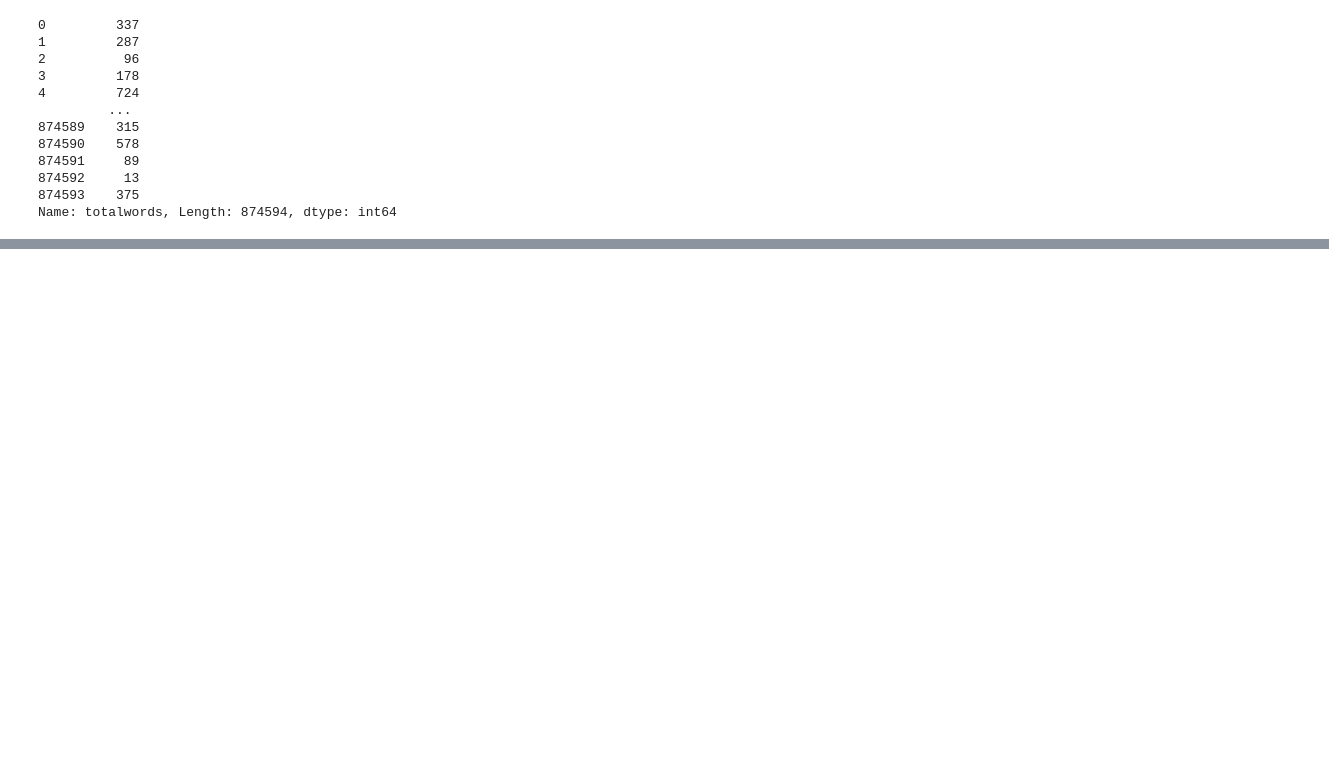
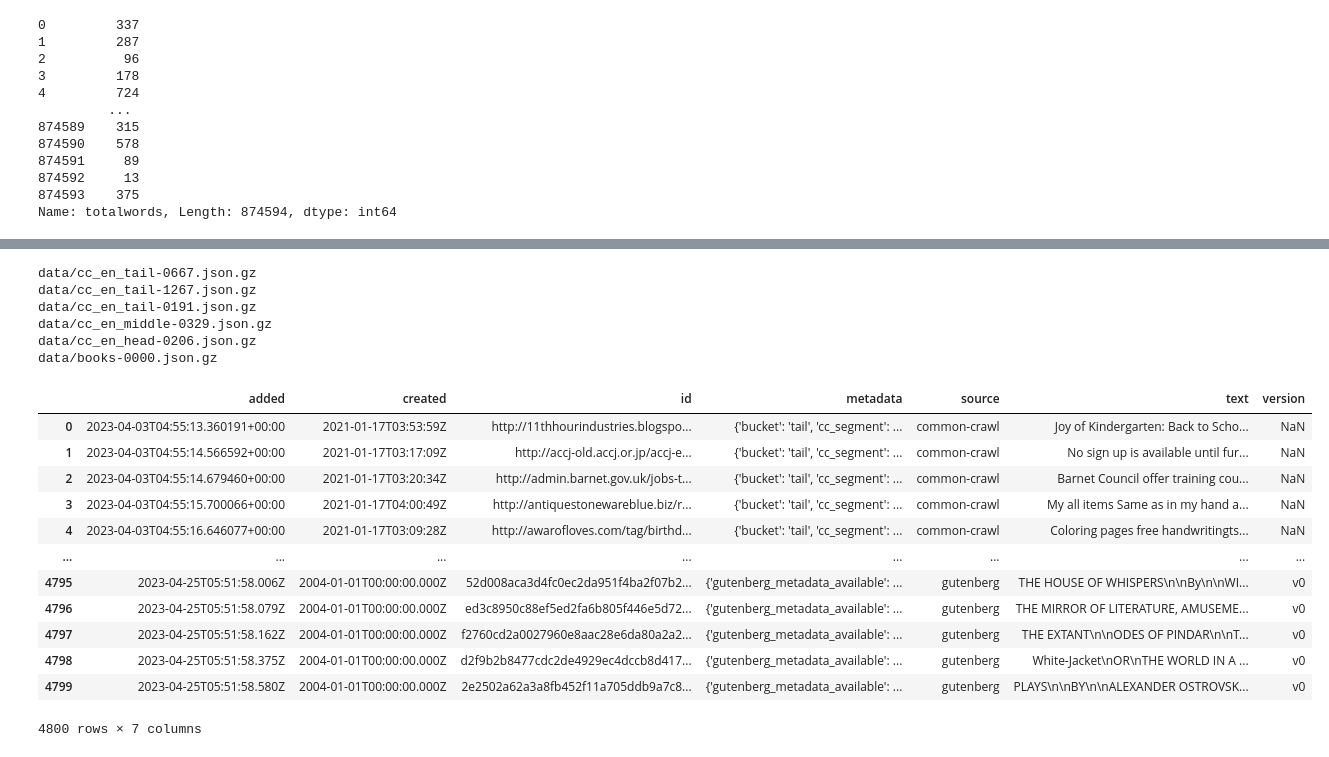
Before and after one commit to KaurInTech/CMPT-419_Assignment_3, a Jupyter notebook: Assignment3.ipynb, the cells around one changed output, grey strips where cells are left out. Cells and saved outputs as stored; diff of their text form; code cells hidden in the pictures; blank space fills up the shorter version.

```diff
--- a/Assignment3.ipynb
+++ b/Assignment3.ipynb
@@ -166,0 +150,25 @@ dataset = load_dataset("allenai/dolma", split="train")
+# %%
+import os
+
+# Directory containing the JSON files
+directory = "data"
+
+# List to store file names
+file_names = []
+
+# Iterate over files in the directory
+for file_name in os.listdir(directory):
+    # Check if the file is a JSON file
+    if file_name.endswith(".json.gz"):
+        # Add the file name to the list
+        file_names.append(os.path.join(directory, file_name))
+
+for file_name in file_names:
+    print(file_name)
+# %% [output]
+data/cc_en_tail-0667.json.gz
+data/cc_en_tail-1267.json.gz
+data/cc_en_tail-0191.json.gz
+data/cc_en_middle-0329.json.gz
+data/cc_en_head-0206.json.gz
+data/books-0000.json.gz
@@ -166,0 +196,16 @@ dataset = load_dataset("allenai/dolma", split="train")
+# %%
+combined_df
+# %% [output]
+|  | added | created | id | metadata | source | text | version |
+| 0 | 2023-04-03T04:55:13.360191+00:00 | 2021-01-17T03:53:59Z | http://11thhourindustries.blogspo... | {'bucket': 'tail', 'cc_segment': ... | common-crawl | Joy of Kindergarten: Back to Scho... | NaN |
+| 1 | 2023-04-03T04:55:14.566592+00:00 | 2021-01-17T03:17:09Z | http://accj-old.accj.or.jp/accj-e... | {'bucket': 'tail', 'cc_segment': ... | common-crawl | No sign up is available until fur... | NaN |
+| 2 | 2023-04-03T04:55:14.679460+00:00 | 2021-01-17T03:20:34Z | http://admin.barnet.gov.uk/jobs-t... | {'bucket': 'tail', 'cc_segment': ... | common-crawl | Barnet Council offer training cou... | NaN |
+| 3 | 2023-04-03T04:55:15.700066+00:00 | 2021-01-17T04:00:49Z | http://antiquestonewareblue.biz/r... | {'bucket': 'tail', 'cc_segment': ... | common-crawl | My all items Same as in my hand a... | NaN |
+| 4 | 2023-04-03T04:55:16.646077+00:00 | 2021-01-17T03:09:28Z | http://awarofloves.com/tag/birthd... | {'bucket': 'tail', 'cc_segment': ... | common-crawl | Coloring pages free handwritingts... | NaN |
+| ... | ... | ... | ... | ... | ... | ... | ... |
+| 4795 | 2023-04-25T05:51:58.006Z | 2004-01-01T00:00:00.000Z | 52d008aca3d4fc0ec2da951f4ba2f07b2... | {'gutenberg_metadata_available': ... | gutenberg | THE HOUSE OF WHISPERS\n\nBy\n\nWI... | v0 |
+| 4796 | 2023-04-25T05:51:58.079Z | 2004-01-01T00:00:00.000Z | ed3c8950c88ef5ed2fa6b805f446e5d72... | {'gutenberg_metadata_available': ... | gutenberg | THE MIRROR OF LITERATURE, AMUSEME... | v0 |
+| 4797 | 2023-04-25T05:51:58.162Z | 2004-01-01T00:00:00.000Z | f2760cd2a0027960e8aac28e6da80a2a2... | {'gutenberg_metadata_available': ... | gutenberg | THE EXTANT\n\nODES OF PINDAR\n\nT... | v0 |
+| 4798 | 2023-04-25T05:51:58.375Z | 2004-01-01T00:00:00.000Z | d2f9b2b8477cdc2de4929ec4dccb8d417... | {'gutenberg_metadata_available': ... | gutenberg | White-Jacket\nOR\nTHE WORLD IN A ... | v0 |
+| 4799 | 2023-04-25T05:51:58.580Z | 2004-01-01T00:00:00.000Z | 2e2502a62a3a8fb452f11a705ddb9a7c8... | {'gutenberg_metadata_available': ... | gutenberg | PLAYS\n\nBY\n\nALEXANDER OSTROVSK... | v0 |
+4800 rows × 7 columns
```
Also changed, not shown: parts of 10 cells of this notebook, 2 other files.
